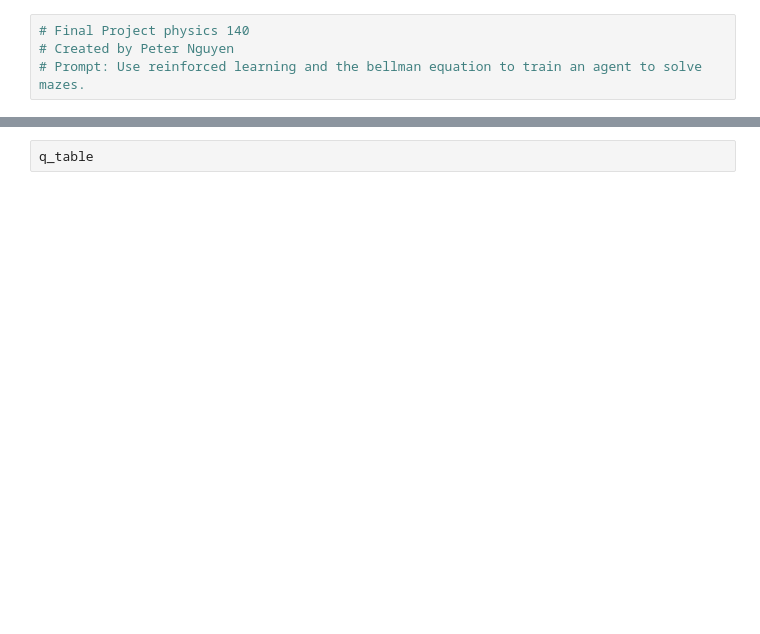
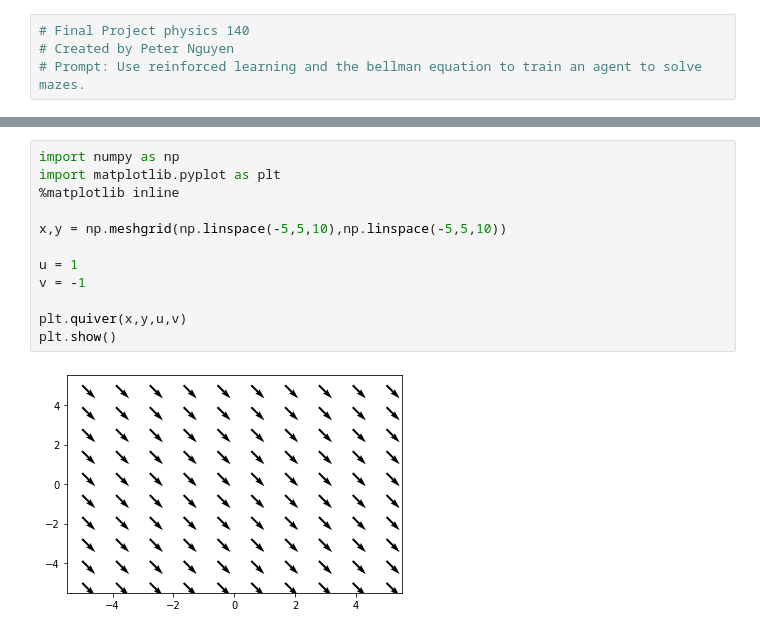
Before and after one commit to Pnguyenkhang/Maze_Solver_RF, a Jupyter notebook: main.ipynb, the cells around one changed output, grey strips where cells are left out. Saved outputs shown, nothing was run; the diff lists cells and outputs as text; blank space fills up the shorter version.

```diff
--- a/main.ipynb
+++ b/main.ipynb
@@ -427,2 +5,14 @@ IndexError: index 3 is out of bounds for axis 1 with size 3
-# %%
-q_table
+# %%
+import numpy as np
+import matplotlib.pyplot as plt
+%matplotlib inline
+
+x,y = np.meshgrid(np.linspace(-5,5,10),np.linspace(-5,5,10))
+
+u = 1
+v = -1
+
+plt.quiver(x,y,u,v)
+plt.show()
+# %% [output]
+[figure, added]
```
Also changed, not shown: parts of 11 cells of this notebook, 5 other files.
